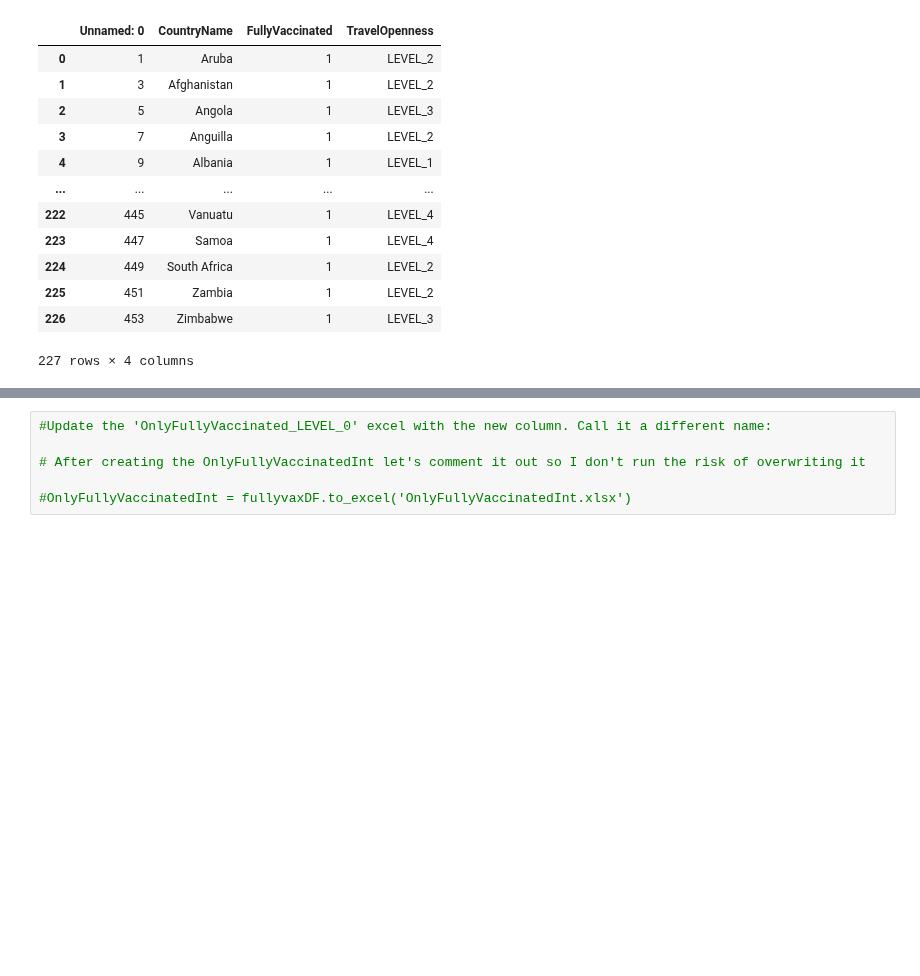
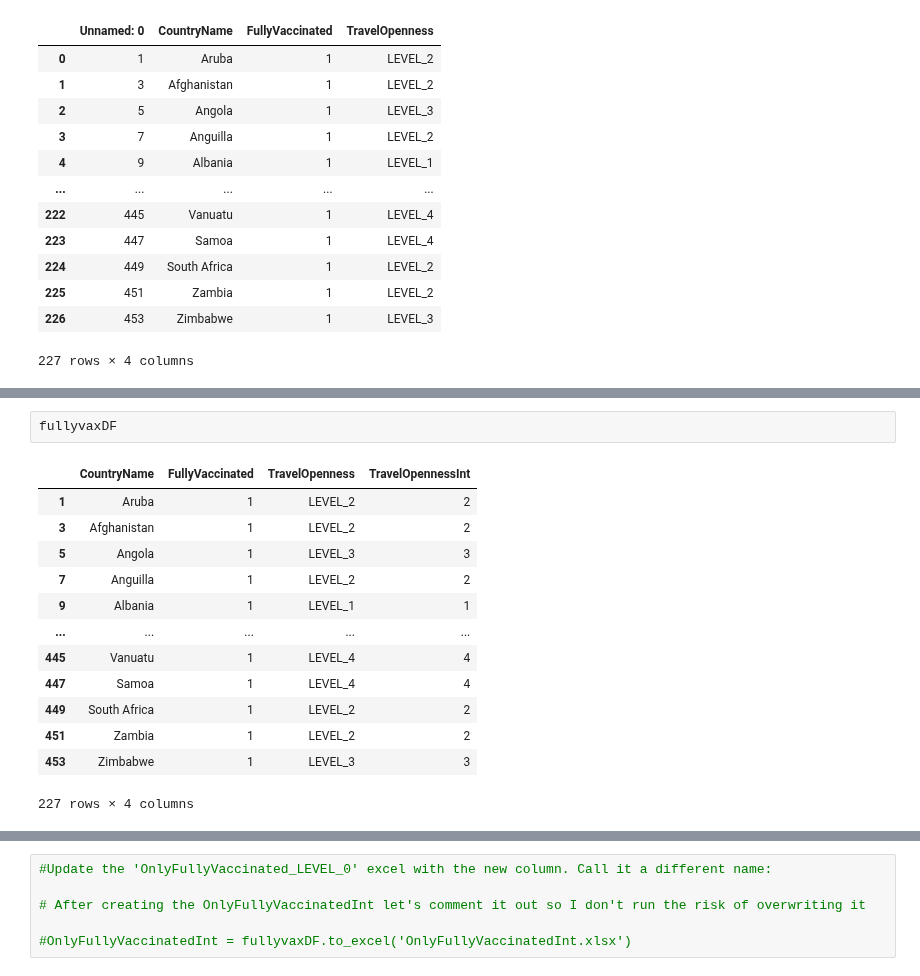
Before and after one commit to bossiilaria/Python, a Jupyter notebook: IntlExp/IntlExp.ipynb, the cells around one changed output, grey strips where cells are left out. Cells and saved outputs as stored; diff of their text form; blank space fills up the shorter version.

```diff
--- a/IntlExp/IntlExp.ipynb
+++ b/IntlExp/IntlExp.ipynb
@@ -387,3 +422,19 @@ Name: TravelOpenness, Length: 227, dtype: int64
+# %%
+fullyvaxDF
+# %% [output]
+|  | CountryName | FullyVaccinated | TravelOpenness | TravelOpennessInt |
+| 1 | Aruba | 1 | LEVEL_2 | 2 |
+| 3 | Afghanistan | 1 | LEVEL_2 | 2 |
+| 5 | Angola | 1 | LEVEL_3 | 3 |
+| 7 | Anguilla | 1 | LEVEL_2 | 2 |
+| 9 | Albania | 1 | LEVEL_1 | 1 |
+| ... | ... | ... | ... | ... |
+| 445 | Vanuatu | 1 | LEVEL_4 | 4 |
+| 447 | Samoa | 1 | LEVEL_4 | 4 |
+| 449 | South Africa | 1 | LEVEL_2 | 2 |
+| 451 | Zambia | 1 | LEVEL_2 | 2 |
+| 453 | Zimbabwe | 1 | LEVEL_3 | 3 |
+227 rows × 4 columns
 # %%
 #GREAT SUCCESS! At this point I just need to replace the TravelOpenness column with this series above:
 fullyvaxDF['TravelOpennessInt'] = ser
```
Also changed, not shown: parts of 23 cells of this notebook, 4 other files.
